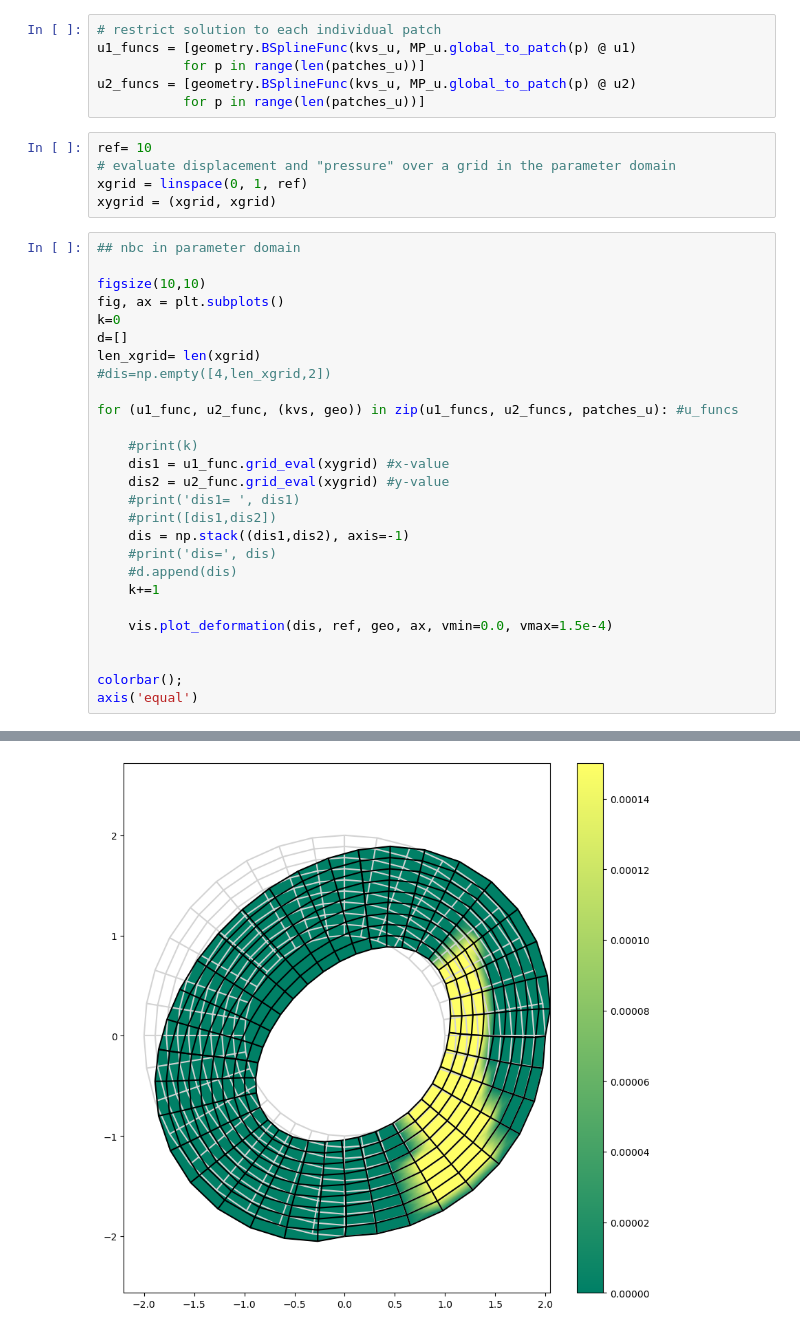
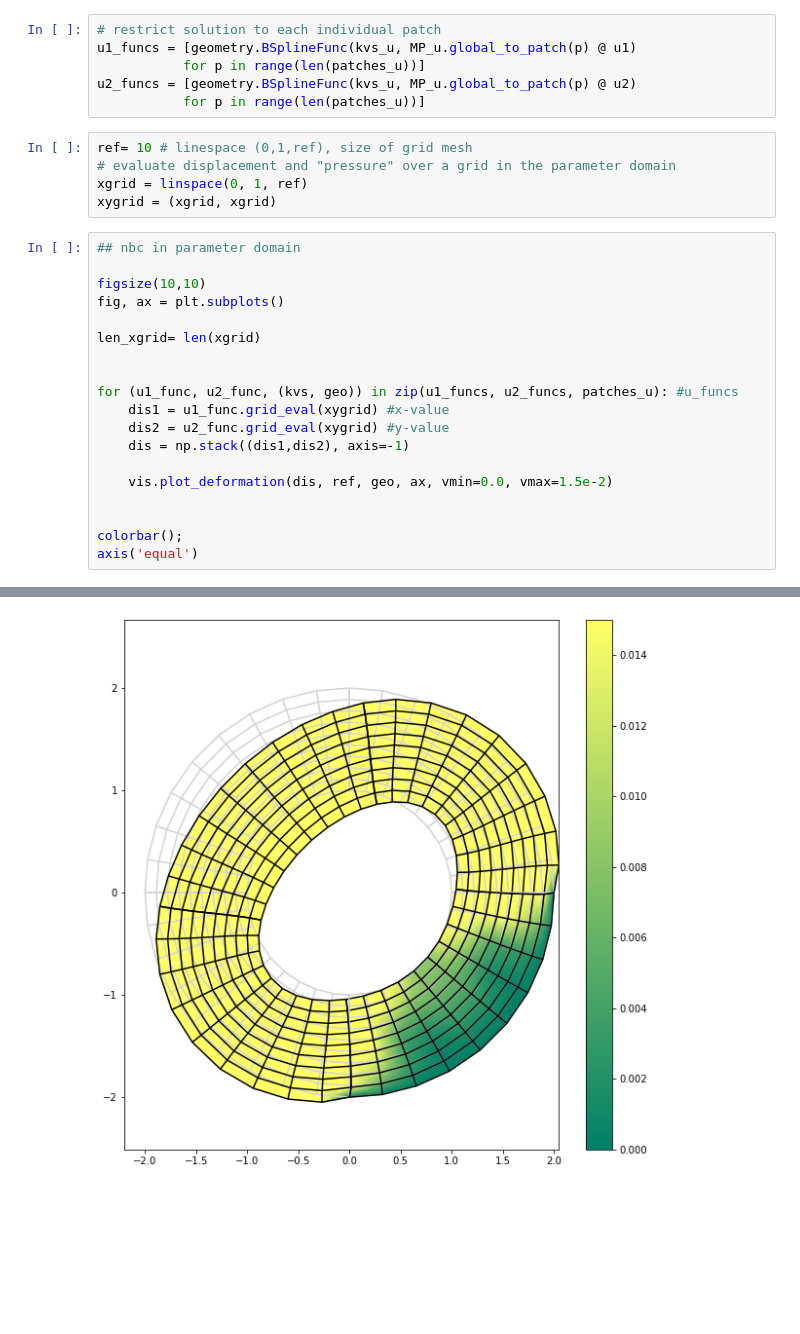
Before and after one commit to mh-0456/pyiga, a Jupyter notebook: notebooks/multipatch-annulus-saddle-st.ipynb, the cells around one changed output, grey strips where cells are left out. Drawn from its saved outputs; the diff is of its cells as text; blank space fills up the shorter version.

Commit message:
with adapted visualization

```diff
--- a/notebooks/multipatch-annulus-saddle-st.ipynb
+++ b/notebooks/multipatch-annulus-saddle-st.ipynb
@@ -208,7 +212,7 @@ u1_funcs = [geometry.BSplineFunc(kvs_u, MP_u.global_to_patch(p) @ u1)
 u2_funcs = [geometry.BSplineFunc(kvs_u, MP_u.global_to_patch(p) @ u2)
            for p in range(len(patches_u))]
 # %%
-ref= 10
+ref= 10 # linespace (0,1,ref), size of grid mesh
 # evaluate displacement and "pressure" over a grid in the parameter domain
 xgrid = linspace(0, 1, ref)
 xygrid = (xgrid, xgrid)
@@ -217,24 +221,16 @@ xygrid = (xgrid, xgrid)
 
 figsize(10,10)
 fig, ax = plt.subplots()
-k=0
-d=[]
+
 len_xgrid= len(xgrid)
-#dis=np.empty([4,len_xgrid,2])
+
 
 for (u1_func, u2_func, (kvs, geo)) in zip(u1_funcs, u2_funcs, patches_u): #u_funcs
-
-    #print(k)
     dis1 = u1_func.grid_eval(xygrid) #x-value
     dis2 = u2_func.grid_eval(xygrid) #y-value
-    #print('dis1= ', dis1)
-    #print([dis1,dis2])
     dis = np.stack((dis1,dis2), axis=-1)
-    #print('dis=', dis)
-    #d.append(dis)
-    k+=1
 
-    vis.plot_deformation(dis, ref, geo, ax, vmin=0.0, vmax=1.5e-4)
+    vis.plot_deformation(dis, ref, geo, ax, vmin=0.0, vmax=1.5e-2)
 
 
 colorbar();
@@ -247 +243 @@ axis('equal')
-[figure, old version]
+[figure, new version]
```
Also changed, not shown: parts of 7 cells of this notebook, 1 other file.
